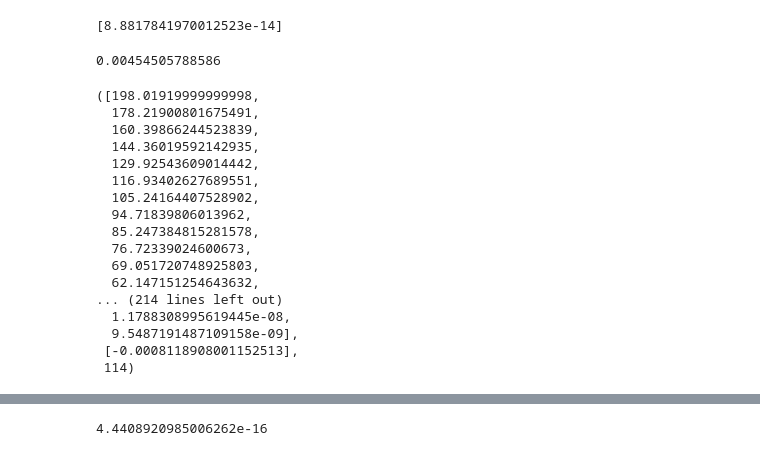
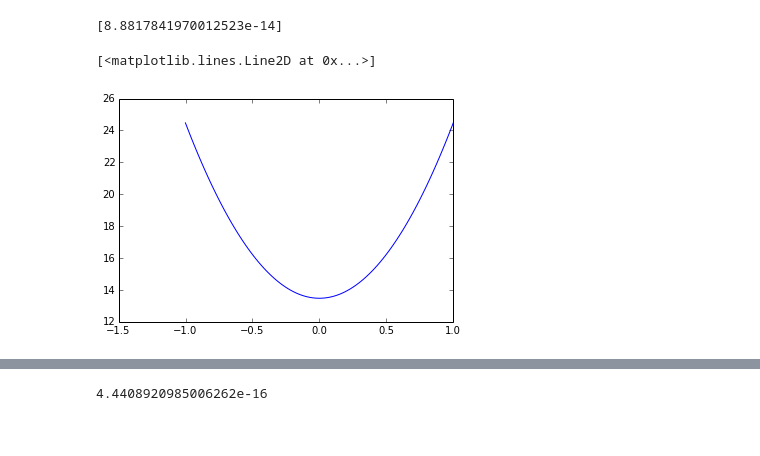
Before and after one commit to Divyagash/Class-6, a Jupyter notebook: PythonFiles/HW1.ipynb, the cells around one changed output, grey strips where cells are left out. Saved outputs shown, nothing was run; the diff lists cells and outputs as text; code cells hidden in the pictures.

```diff
--- a/PythonFiles/HW1.ipynb
+++ b/PythonFiles/HW1.ipynb
@@ -771,27 +844,16 @@ np.linalg.norm(SSEPolynomialBasis(weights0,designMat,Y)[1])
 finiteDifference(SSEPolynomialBasis,weights0,0.02,designMat,Y)
 # %% [output]
 [8.8817841970012523e-14]
-# %%
-Sp = [10]
-step = 1/np.linalg.norm(SSEPolynomialBasis(Sp,designMat,Y)[1])
-print step
-batchGradientDiscent(SSEPolynomialBasis,Sp,step,0.00000001,1000,designMat,Y)
-# %% [output]
-0.00454505788586
-([198.01919999999998,
-  178.21900801675491,
-  160.39866244523839,
-  144.36019592142935,
-  129.92543609014442,
-  116.93402627689551,
-  105.24164407528902,
-  94.71839806013962,
-  85.247384815281578,
-  76.72339024600673,
-  69.051720748925803,
-  62.147151254643632,
-... (214 lines left out)
-  1.1788308995619445e-08,
-  9.5487191487109158e-09],
- [-0.0008118908001152513],
- 114)
+# %%
+rangeOfValues = np.linspace(-1,1,100)
+Value0 = []
+for i in rangeOfValues:
+
+    Value0.append(SSEPolynomialBasis(weights0+i,designMat,Y)[0])
+#print Value0
+#print rangeOfValues
+SSEPolynomialBasis(weights0+0.001,designMat,Y)[1]
+plt.plot(rangeOfValues+weights0,Value0)
+# %% [output]
+[<matplotlib.lines.Line2D at 0x...>]
+[figure, added]
```
Also changed, not shown: parts of 31 cells of this notebook.
